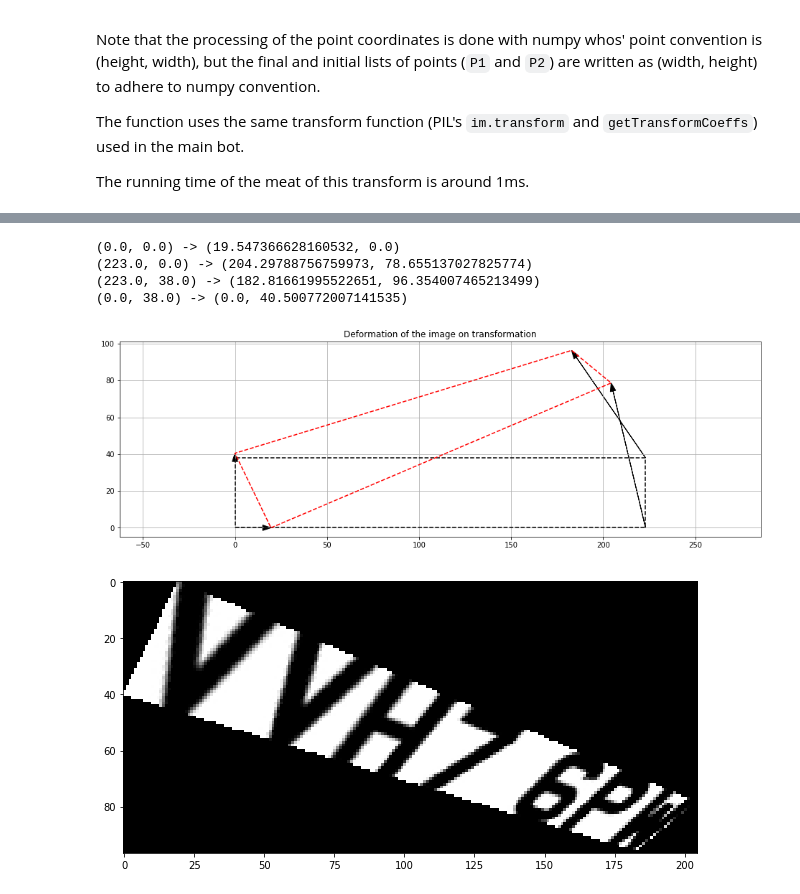
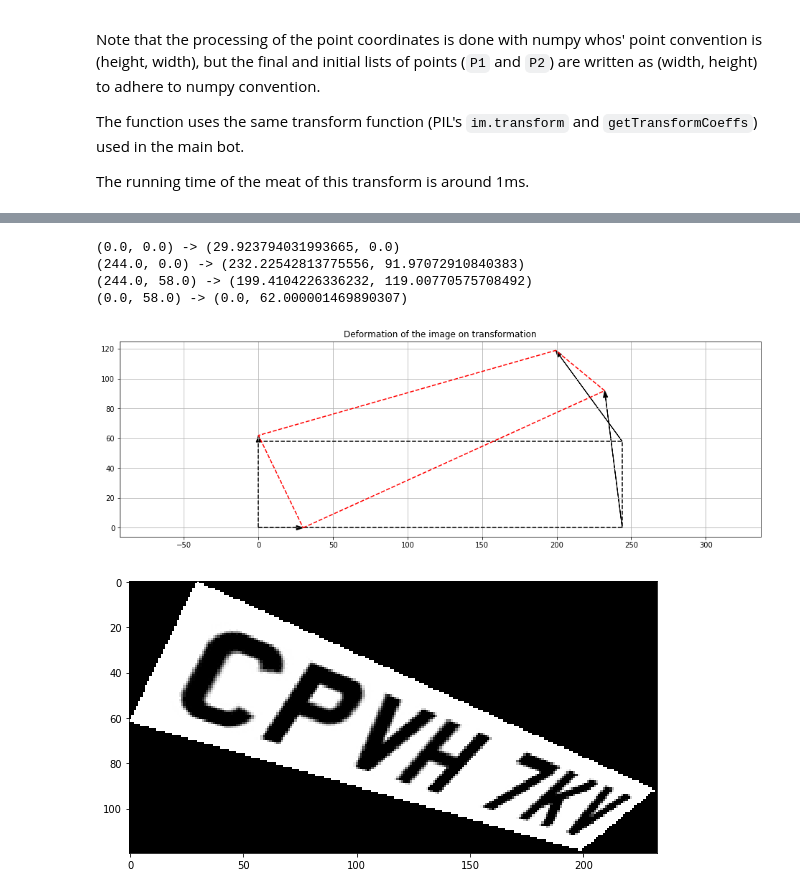
Before and after one commit to Mitch722/NBP-DemoClient-User, a Jupyter notebook: jupyter notebook examples/3D_plate_rotation.ipynb, the cells around one changed output, grey strips where cells are left out. Cells and saved outputs as stored; diff of their text form; code cells hidden in the pictures.

```diff
--- a/jupyter notebook examples/3D_plate_rotation.ipynb
+++ b/jupyter notebook examples/3D_plate_rotation.ipynb
@@ -20,7 +20,7 @@ The function uses the same transform function (PIL's `im.transform` and `getTran
 The running time of the meat of this transform is around 1ms.
 # %%
 height =  int(60*45/71)
-plate = pil2np(randomPlateImage(height, fontPath=fontPath))
+plate = pil2np(randomPlateImage(height, fontPath=fontPath, pad=10))
 
 h,w = plate.shape
 f = max(w,h) # Focal plane distance
@@ -170,11 +170,11 @@ plt.title('Deformation of the image on transformation')
 plt.grid()
 plt.show()
 # %% [output]
-(0.0, 0.0) -> (19.547366628160532, 0.0)
-(223.0, 0.0) -> (204.29788756759973, 78.655137027825774)
-(223.0, 38.0) -> (182.81661995522651, 96.354007465213499)
-(0.0, 38.0) -> (0.0, 40.500772007141535)
+(0.0, 0.0) -> (29.923794031993665, 0.0)
+(244.0, 0.0) -> (232.22542813775556, 91.97072910840383)
+(244.0, 58.0) -> (199.4104226336232, 119.00770575708492)
+(0.0, 58.0) -> (0.0, 62.000001469890307)
-[figure, old version]
+[figure, new version]
 # %%
 def P2wh(P):
     ''' Figure out the width and height of the final image from points '''
@@ -182,11 +182,11 @@ def P2wh(P):
 # %%
 %%time
 im = np2pil(plate)
 coeffs = getTransformCoeffs(P1,P2)
-im = im.transform(P2wh(P2), Image.PERSPECTIVE, coeffs, Image.BICUBIC)
+im2 = im.transform(P2wh(P2), Image.PERSPECTIVE, coeffs, Image.BICUBIC)
 
 plt.rcParams["figure.figsize"] = (16,5)
-plt.imshow(pil2np(im), cmap='gray')
+plt.imshow(pil2np(im2), cmap='gray')
 plt.show()
 # %% [output]
-[figure, old version]
+[figure, new version]
```
Also changed, not shown: parts of 6 cells of this notebook, 1 other file.
